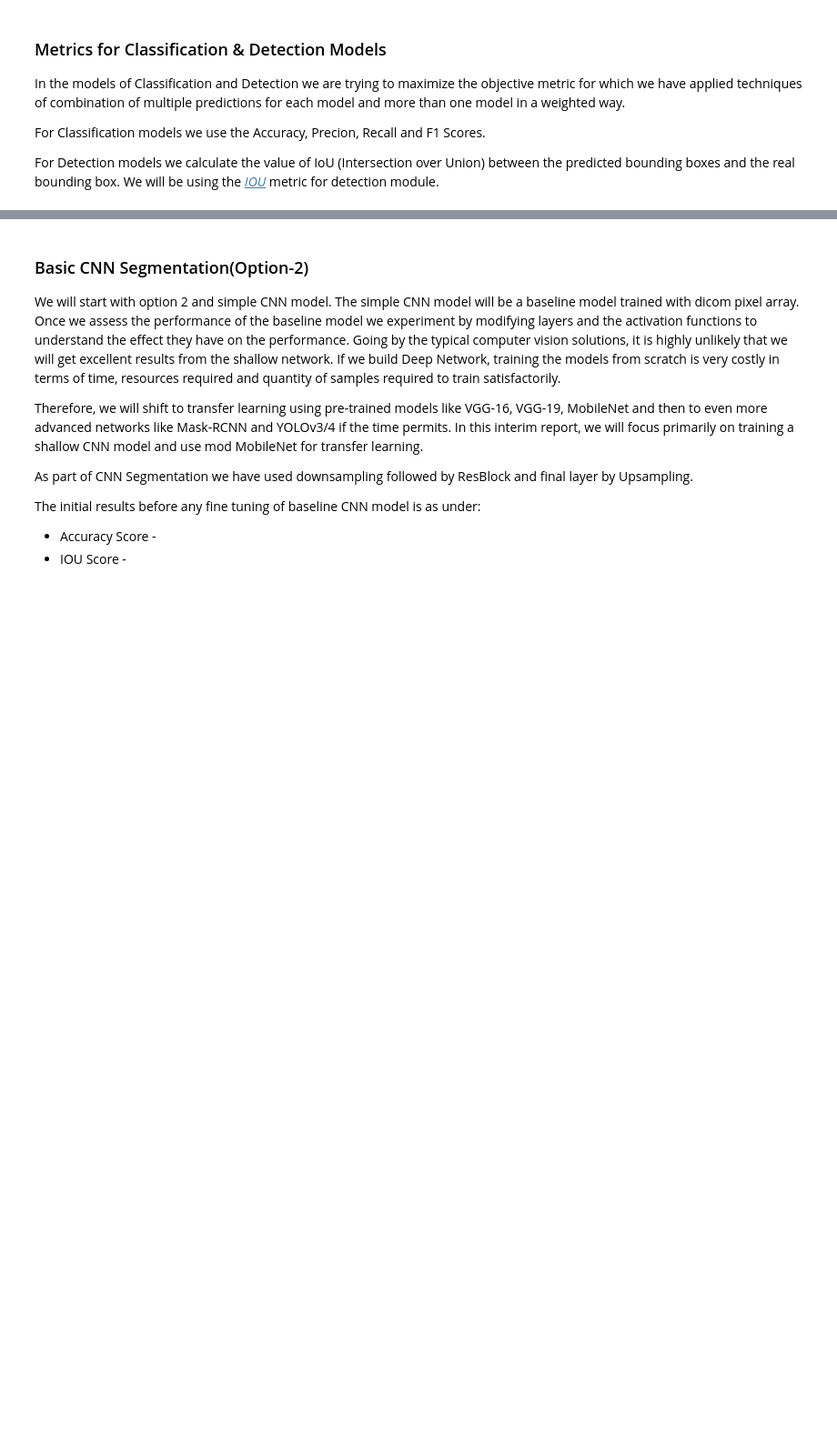
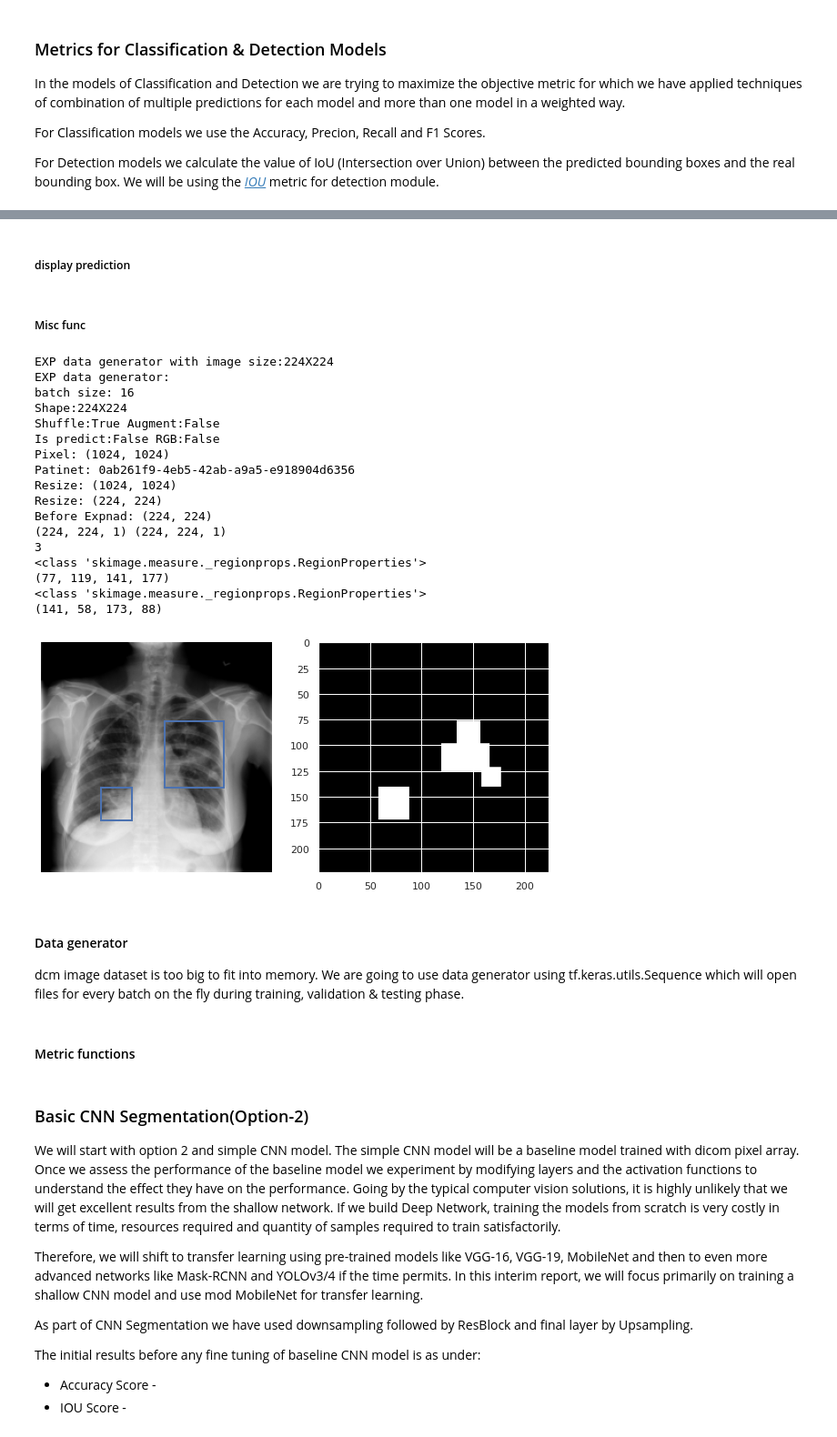
Before and after one commit to pswaruppk/GL_CAPSTONE, a Jupyter notebook: pneumonia_detection.ipynb, the cells around one changed output, grey strips where cells are left out. Shown at 91% size. Cells and saved outputs as stored; diff of their text form; code cells hidden in the pictures; blank space fills up the shorter version.

```diff
--- a/pneumonia_detection.ipynb
+++ b/pneumonia_detection.ipynb
@@ -1871,0 +1953,2 @@ To avoid memory overflow and to overcome the handicap to certain extent, we have
+# %% [markdown]
+##### display prediction
@@ -1871,0 +2025,64 @@ To avoid memory overflow and to overcome the handicap to certain extent, we have
+# %% [markdown]
+##### Misc func
+# %%
+def TestMaskGenerator():
+  exp_gen = MyDataGenerator("EXP", TRAIN_FILES, bbox_locations=BBOX_MAP, batch_size=BATCH_SIZE,
+                      image_size=IMAGE_SIZE, shuffle=True, augment=False,
+                      predict=False,isRGB=False,verbose=False)
+  exp_gen.cout()
+  dcm = bbox_map['0ab261f9-4eb5-42ab-a9a5-e918904d6356'].get('path')
+  img , msk = exp_gen.__load__(dcm)
+  print(img.shape,msk.shape)
+  f, axarr = plt.subplots(1, 2, figsize=(10,7))
+  axarr[0].imshow(img[:,:,0], cmap=plt.cm.gist_gray)
+  axarr[0].axis('off')
+  # msk = comp = msk[:, :, 0] > 0.5
+  axarr[1].imshow(msk[:,:,0], cmap=plt.cm.gist_gray)
+  comp = msk
+  comp = msk[:,:,0] > 0.5
+
+
+  print(len(msk.shape))
+  # apply connected components
+  comp = measure.label(comp)
+  for region in measure.regionprops(comp):
+    # retrieve x, y, height and width
+    print(type(region))
+    print(region.bbox)
+    y, x, y2, x2 = region.bbox
+    height = y2 - y
+    width = x2 - x
+    axarr[0].axis('off')
+    axarr[0].add_patch(patches.Rectangle((x,y),width,height,linewidth=2,
+                                                      edgecolor='b',facecolor='none'))
+  # axarr[1].imshow(msk, cmap=plt.cm.gist_gray)
+  plt.show()
+# %%
+from skimage import measure
+import matplotlib.patches as patches
+BBOX_MAP = bbox_map
+BATCH_SIZE = 16
+IMAGE_SIZE = 224
+TestMaskGenerator()
+# %% [output]
+EXP data generator with image size:224X224
+EXP data generator:
+batch size: 16
+Shape:224X224
+Shuffle:True Augment:False
+Is predict:False RGB:False
+Pixel: (1024, 1024)
+Patinet: 0ab261f9-4eb5-42ab-a9a5-e918904d6356
+Resize: (1024, 1024)
+Resize: (224, 224)
+Before Expnad: (224, 224)
+(224, 224, 1) (224, 224, 1)
+3
+<class 'skimage.measure._regionprops.RegionProperties'>
+(77, 119, 141, 177)
+<class 'skimage.measure._regionprops.RegionProperties'>
+(141, 58, 173, 88)
+[figure, added]
+# %% [markdown]
+#### Data generator
+  dcm image dataset is too big to fit into memory. We are going to use data generator using tf.keras.utils.Sequence which will open files for every batch  on the fly during training, validation & testing phase.
@@ -1871,0 +2294,2 @@ To avoid memory overflow and to overcome the handicap to certain extent, we have
+# %% [markdown]
+#### Metric functions
```
Also changed, not shown: parts of 67 cells of this notebook.
